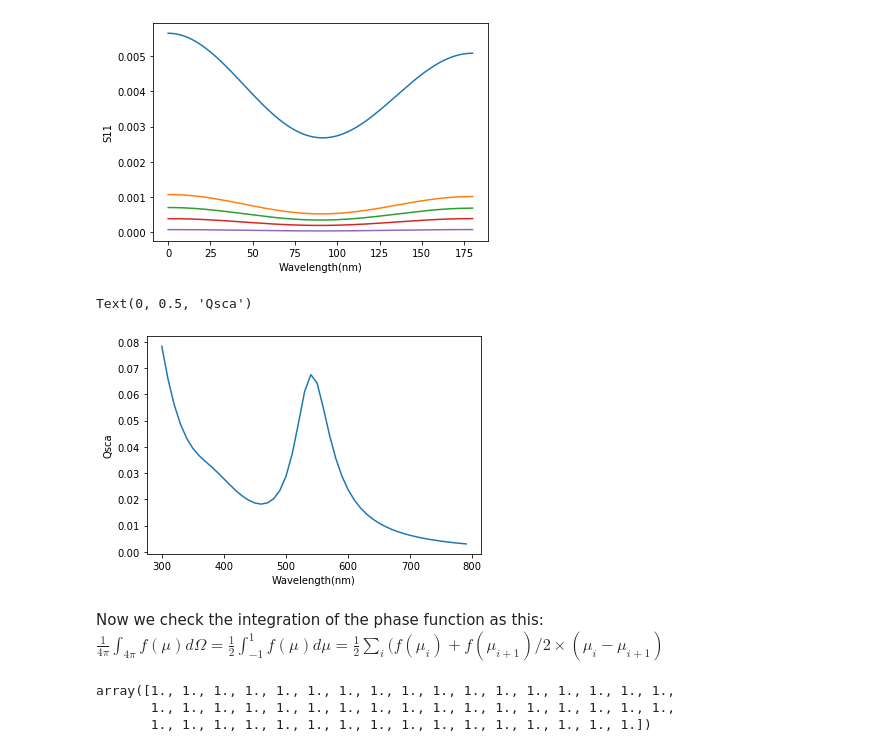
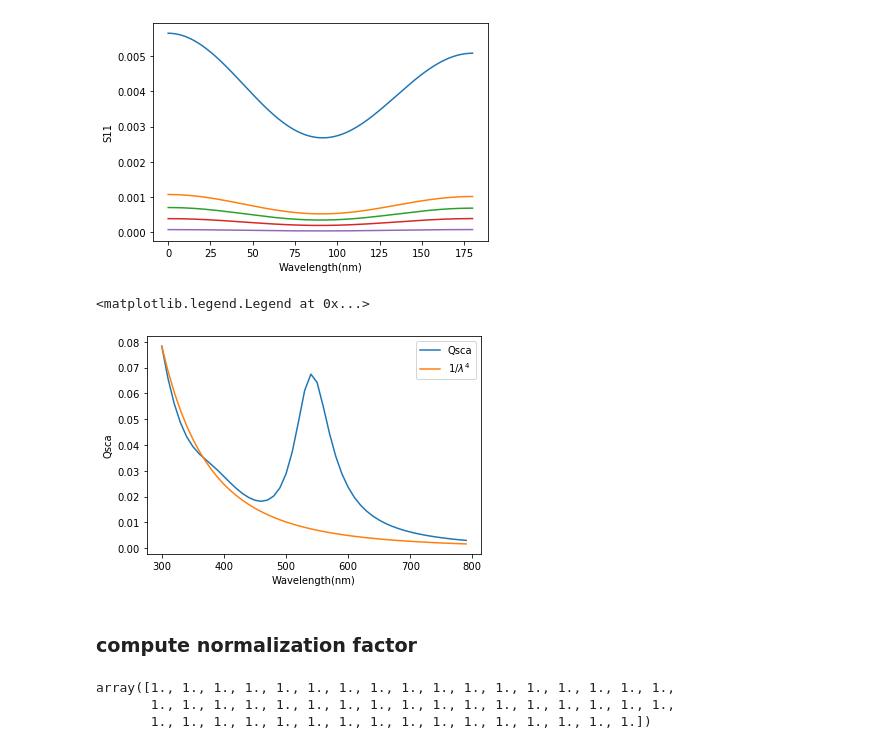
Before and after one commit to kiwiriver/covid_gnp, a Jupyter notebook: notebook/t08_SingleGNP_in_water.ipynb, the cells around one changed output. Drawn from its saved outputs; the diff is of its cells as text; code cells hidden in the pictures.

```diff
--- a/notebook/t08_SingleGNP_in_water.ipynb
+++ b/notebook/t08_SingleGNP_in_water.ipynb
@@ -258,15 +262,17 @@ plt.ylabel("S11")
 Text(0, 0.5, 'S11')
 [figure]
 # %%
-plt.plot(wv2,qscav)
+#plot qsca
+plt.plot(wv2,qscav,label='Qsca')
+plt.plot(wv2,qscav[0]/(wv2/wv2[0])**4,label='$1/\lambda^4$')
 plt.xlabel("Wavelength(nm)")
 plt.ylabel("Qsca")
+plt.legend()
 # %% [output]
-Text(0, 0.5, 'Qsca')
+<matplotlib.legend.Legend at 0x...>
-[figure, old version]
+[figure, new version]
-# %% [markdown]
-Now we check the integration of the phase function as this:
-$\frac{1}{4\pi}\int_{4\pi} f(\mu) d \Omega =\frac{1}{2} \int_{-1}^1 f(\mu) d \mu = \frac{1}{2} \sum_i (f(\mu_i)+f(\mu_{i+1})/2 \times (\mu_i-\mu_{i+1})$
+# %% [markdown]
+### compute normalization factor
 # %%
 def int_omega(mv1,mu):
     '''average over 4pi solid angle'''
```
Also changed, not shown: parts of 13 cells of this notebook, 1 other file.
